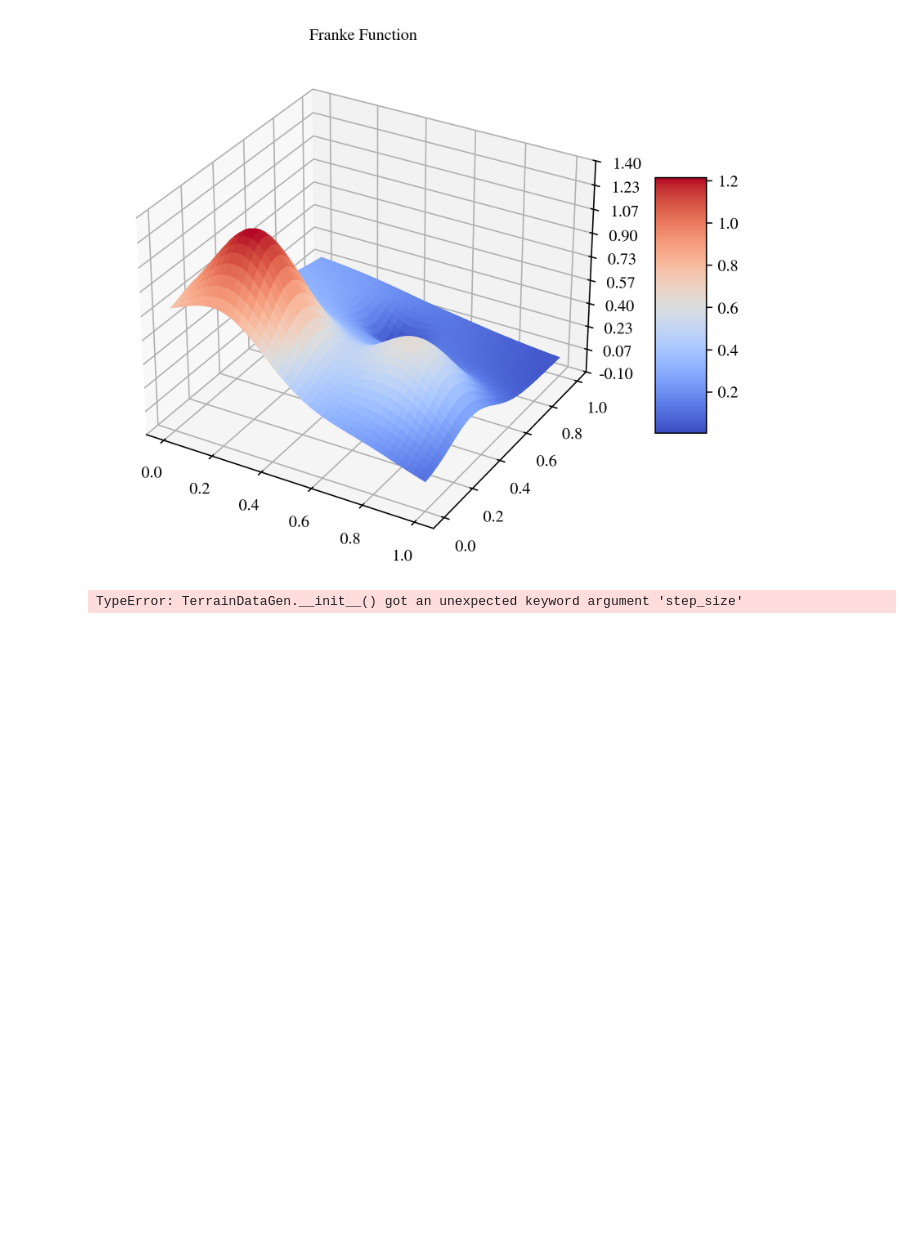
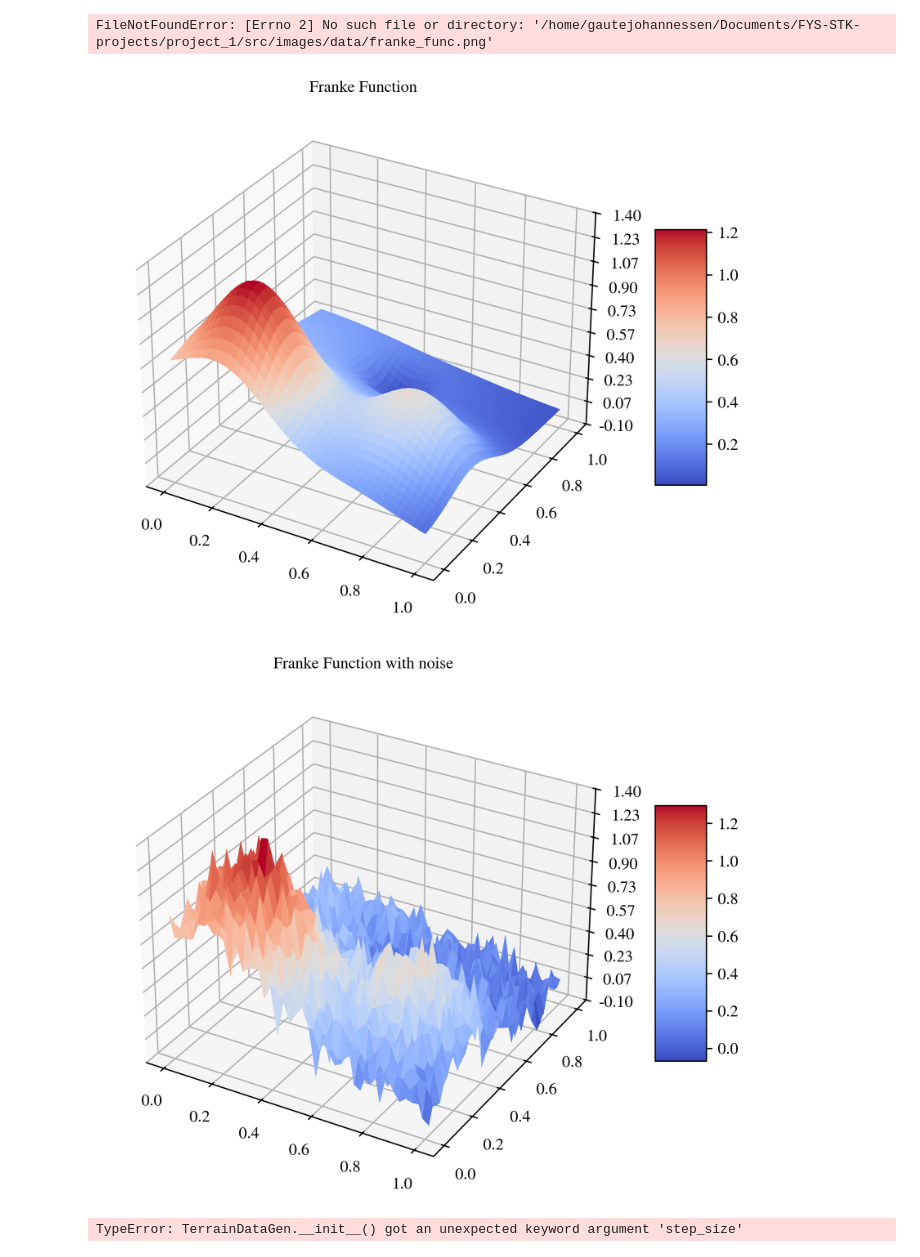
Before and after one commit to GauteJ1/FYS-STK-projects, a Jupyter notebook: project_1/src/plot_source_data.ipynb, the cells around one changed output. Saved outputs shown, nothing was run; the diff lists cells and outputs as text; code cells hidden in the pictures; blank space fills up the shorter version.

```diff
--- a/project_1/src/plot_source_data.ipynb
+++ b/project_1/src/plot_source_data.ipynb
@@ -1,11 +1,18 @@
 # %%
-from data_gen import FrankeDataGen, TerrainDataGen
+from data_gen import FrankeDataGen
 
-data = FrankeDataGen(data_points = 201)
+data = FrankeDataGen(data_points = 41)
 
-data.plot_data()
+data.plot_data(save_path="../images/data/franke_func")
 # %% [output]
+FileNotFoundError: [Errno 2] No such file or directory: '/home/gautejohannessen/Documents/FYS-STK-projects/project_1/src/images/data/franke_func.png'
 [figure]
+# %%
+data = FrankeDataGen(data_points = 41, noise=True)
+
+data.plot_data(save_path="../images/data/franke_func_noise")
+# %% [output]
+[figure, added]
 # %%
 from data_gen import TerrainDataGen
 
```
Also changed, not shown: 10 other files.
